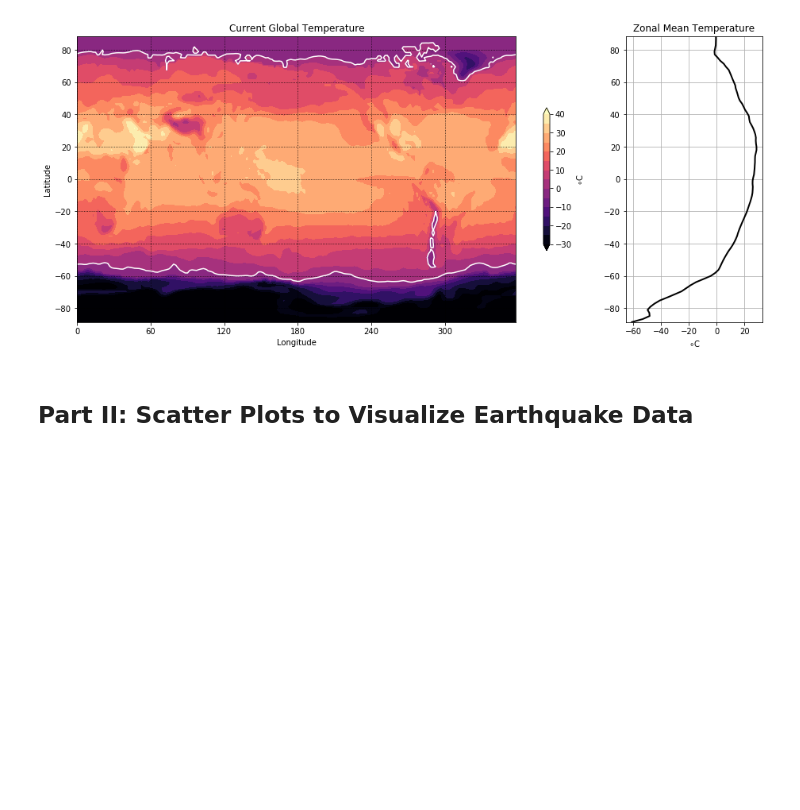
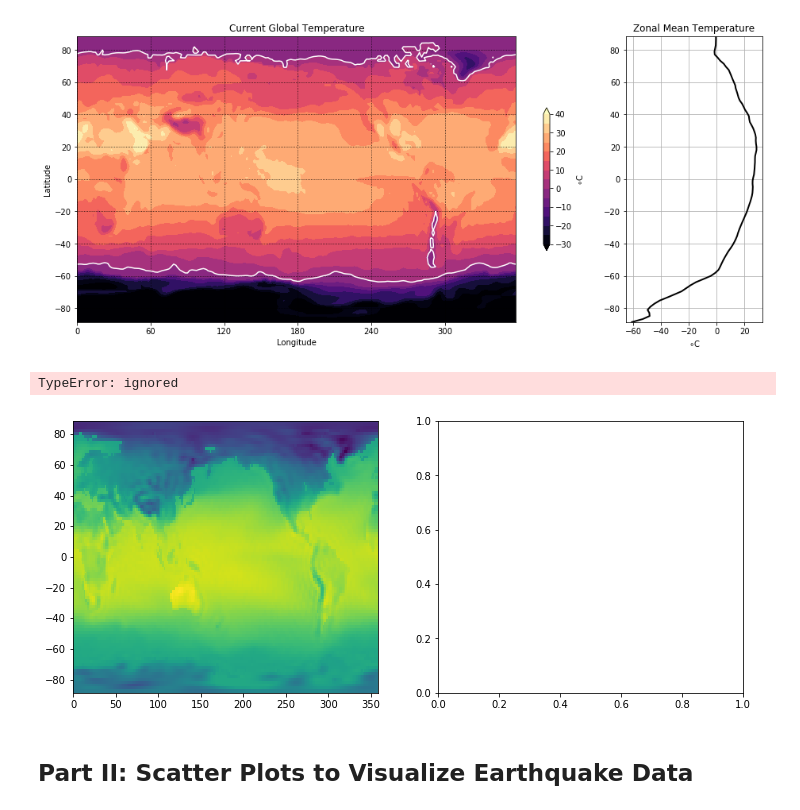
Before and after one commit to DuaneHsa/2022_ML_Earth_Env_Sci, a Jupyter notebook: Lab_Notebooks/S1_3_Matplotlib.ipynb, the cells around one changed output. Cells and saved outputs as stored; diff of their text form; code cells hidden in the pictures; blank space fills up the shorter version.

```diff
--- a/Lab_Notebooks/S1_3_Matplotlib.ipynb
+++ b/Lab_Notebooks/S1_3_Matplotlib.ipynb
@@ -478,3 +476,21 @@ Hint 5: Don't spend too too much time making your figure perfect as there is sti
+# %%
+import numpy as np
+from matplotlib import pyplot as plt
+%matplotlib inline
+temp = ds.temp[-1].values - 273.15
+x1d = ds.X.values
+y1d = ds.Y.values
+
+f = temp
+
+fig, ax = plt.subplots(ncols=2, figsize=(12, 5))
+pc0 = ax[0].pcolormesh(x1d, y1d, f)
+pc1 = ax[1].pcolormesh(xx, yy, f)
+fig.colorbar(pc0, ax=ax[0])
+fig.colorbar(pc1, ax=ax[1])
+# %% [output]
+TypeError: ignored
+[figure, added]
 # %% [markdown]
 ## Part II: Scatter Plots to Visualize Earthquake Data
 # %% [markdown]
```
Also changed, not shown: parts of 4 cells of this notebook.
